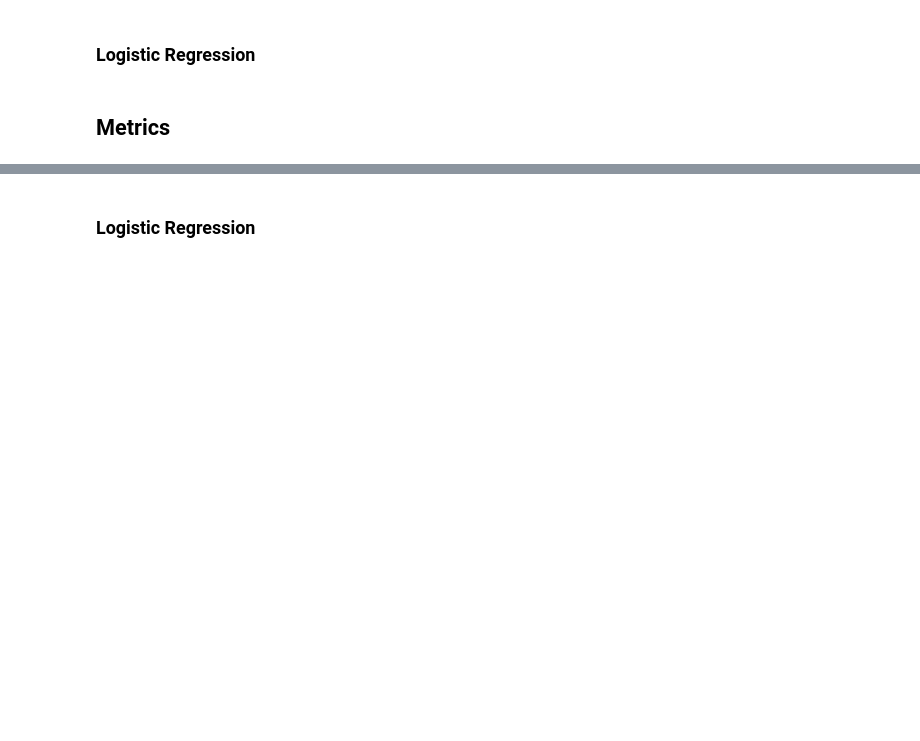
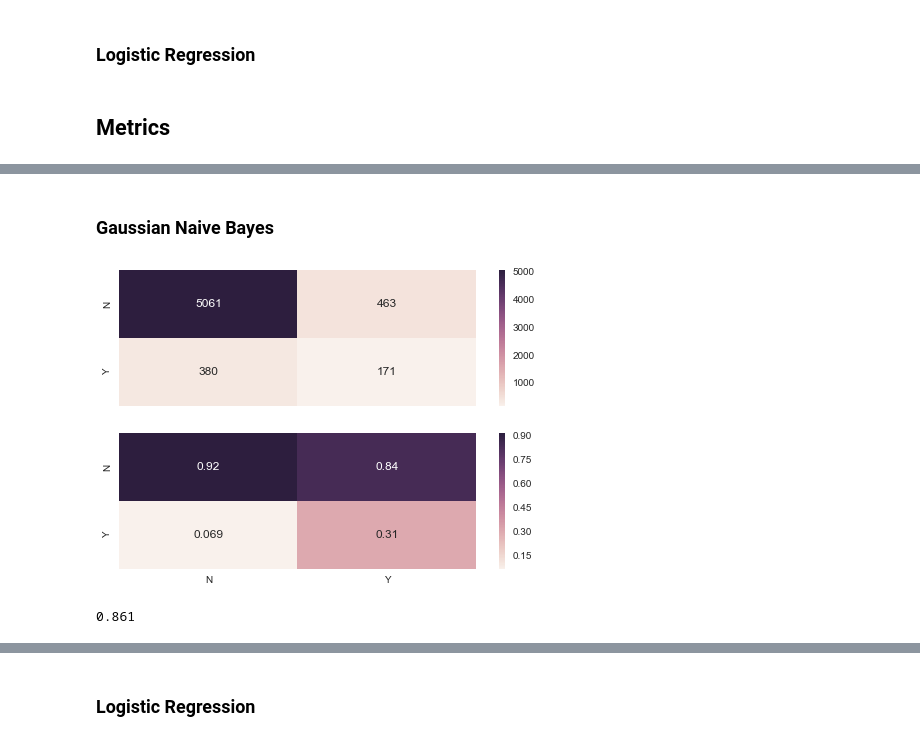
Before and after one commit to anassinator/miami-marathon-predictor, a Jupyter notebook: ParticipantPrediction.ipynb, the cells around one changed output, grey strips where cells are left out. Cells and saved outputs as stored; diff of their text form; code cells hidden in the pictures; blank space fills up the shorter version.

```diff
--- a/ParticipantPrediction.ipynb
+++ b/ParticipantPrediction.ipynb
@@ -112,0 +124,5 @@ testing_positives, testing_total, testing_positives / testing_total
+# %%
+gnb = GaussianNB()
+gnb = gnb.fit(training_nb_inputs, training_outputs)
+# %%
+gnb_predictions = gnb.predict(testing_nb_inputs)
@@ -169,0 +183,10 @@ nb.score(testing_nb_inputs, testing_outputs)
+# %% [markdown]
+### Gaussian Naive Bayes
+# %%
+plot_confusion_matrix(*get_confusion_matrix(gnb_predictions, testing_outputs))
+# %% [output]
+[figure, added]
+# %%
+gnb.score(testing_nb_inputs, testing_outputs)
+# %% [output]
+0.861
```
Also changed, not shown: parts of 28 cells of this notebook.
